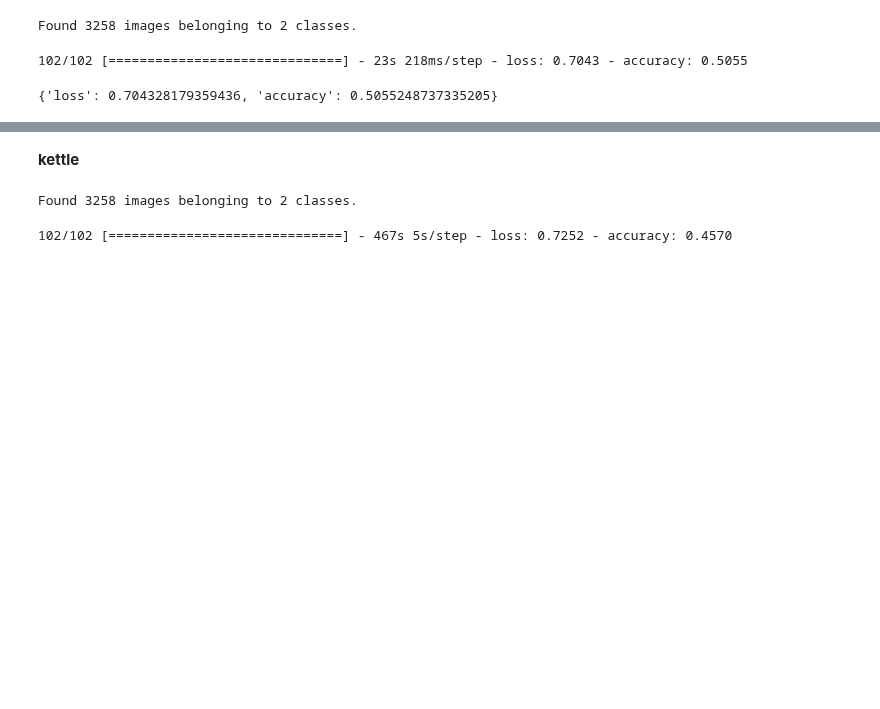
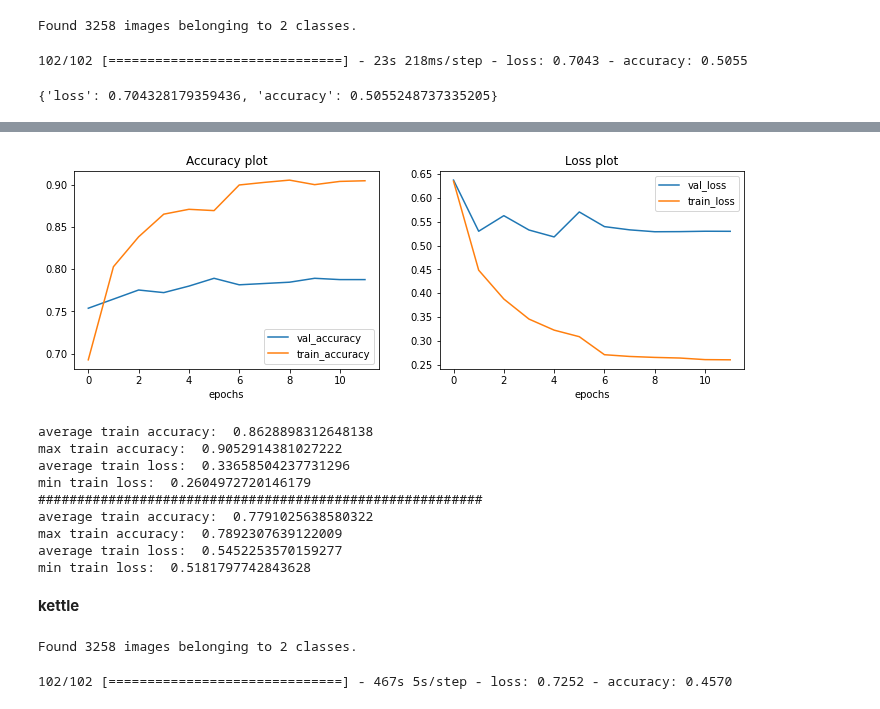
Before and after one commit to Gracepicharporn/Data-Science-project, a Jupyter notebook: classification/Summation_Classification_appilance_status.ipynb, the cells around one changed output, grey strips where cells are left out. Saved outputs shown, nothing was run; the diff lists cells and outputs as text; code cells hidden in the pictures; blank space fills up the shorter version.

Commit message:
retrain with GASF fridge image and deploy to other appliance and the REDD

```diff
--- a/classification/Summation_Classification_appilance_status.ipynb
+++ b/classification/Summation_Classification_appilance_status.ipynb
@@ -308,0 +336,2 @@ y_predict4
+# %%
+model1_retrain = pretrained_model(VGG16)
@@ -308,0 +356,2 @@ y_predict4
+# %%
+history1_retrain = train(model1_retrain)
@@ -308,0 +376,13 @@ y_predict4
+# %%
+plot_train_evaluation(history1_retrain, model1_retrain)
+# %% [output]
+[figure, added]
+average train accuracy:  0.8628898312648138
+max train accuracy:  0.9052914381027222
+average train loss:  0.33658504237731296
+min train loss:  0.2604972720146179
+#########################################################
+average train accuracy:  0.7791025638580322
+max train accuracy:  0.7892307639122009
+average train loss:  0.5452253570159277
+min train loss:  0.5181797742843628
```
Also changed, not shown: parts of 20 cells of this notebook.
